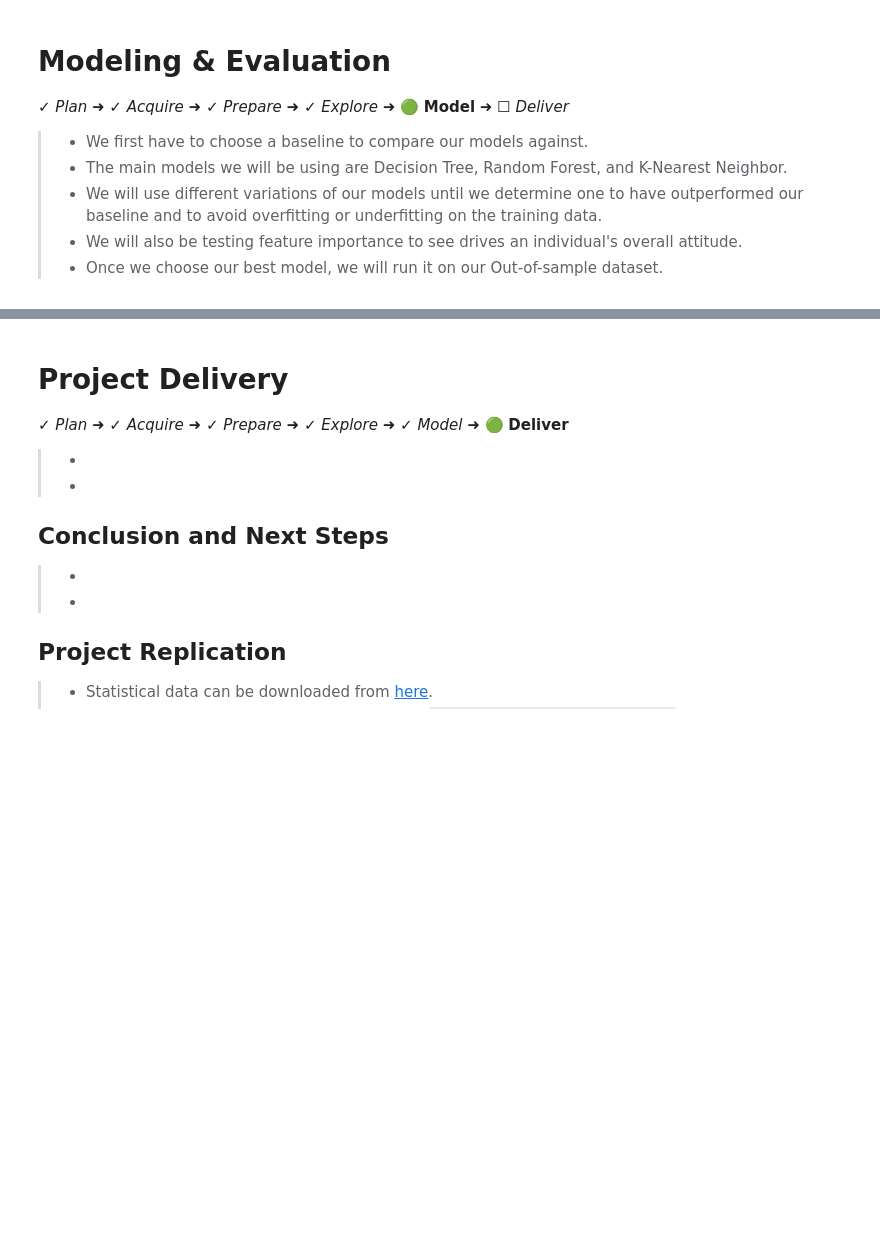
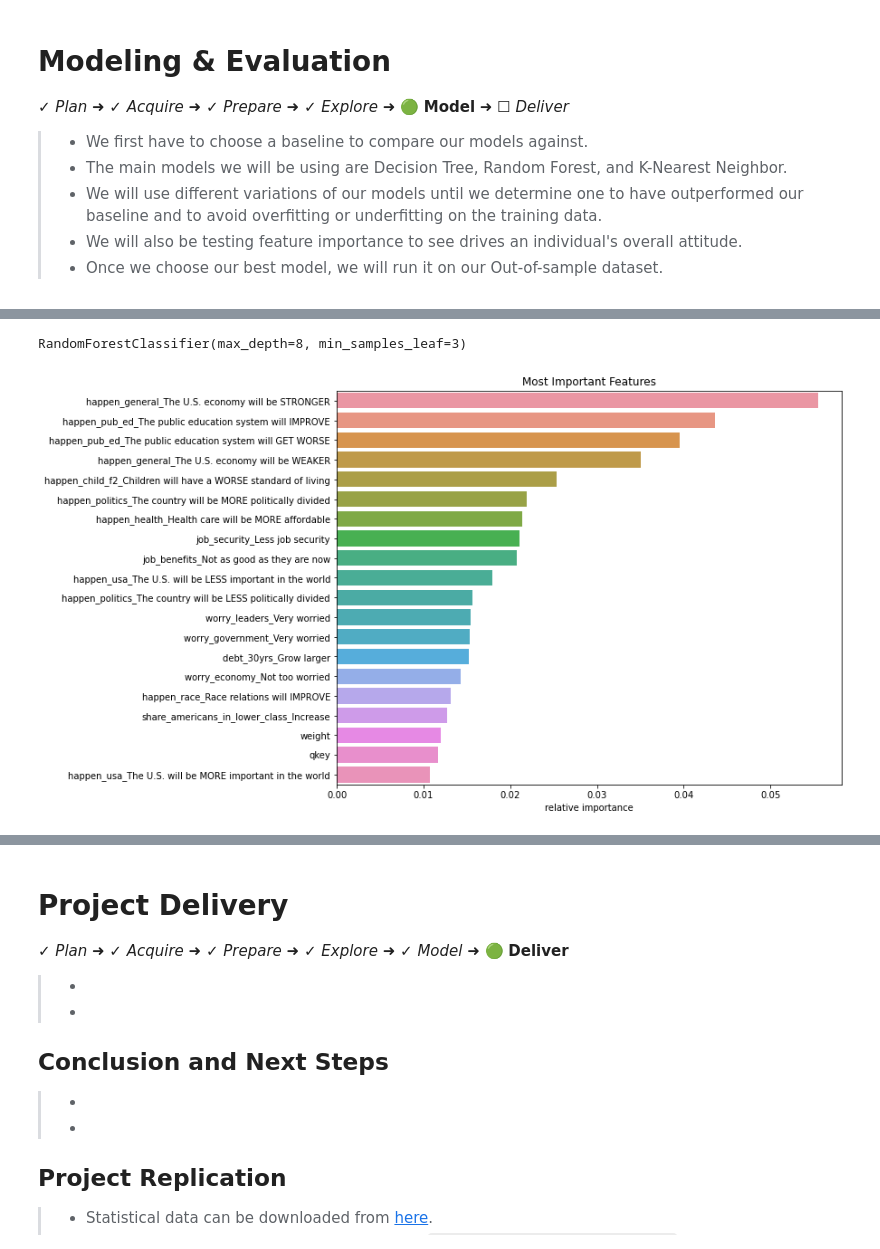
Before and after one commit to american-perspectives-capstone/american-attitudes, a Jupyter notebook: final_notebook.ipynb, the cells around one changed output, grey strips where cells are left out. Saved outputs shown, nothing was run; the diff lists cells and outputs as text; code cells hidden in the pictures; blank space fills up the shorter version.

Commit message:
updates to modeling

```diff
--- a/final_notebook.ipynb
+++ b/final_notebook.ipynb
@@ -640,7 +655,7 @@ atp_df.shape
 >
 > Additionally, we split the data into `train`, `validate`, and `test` datasets, stratifying on the target feature `is_pes`.
 # %%
-df, revert_key, replace_key = wrangle_data()
+df, revert_key, replace_key = p.wrangle_data()
 df.head()
 # %% [output]
 |  | qkey | device_type | language | form | attitude | avg_family | happen_general | happen_health | ... |
@@ -740,3 +755,7 @@ train.shape, validate.shape, test.shape
 > - We will use different variations of our models until we determine one to have outperformed our baseline and to avoid overfitting or underfitting on the training data.
 > - We will also be testing feature importance to see drives an individual's overall attitude.
 > - Once we choose our best model, we will run it on our Out-of-sample dataset.
+# %%
+#Get dummy variables for Classification models
+o = e.generate_and_return_obj(df)
+o.X_train_dummies.head()
@@ -742,0 +891,20 @@ train.shape, validate.shape, test.shape
+# %%
+#Make model
+rf_depth_8_leaf_3 = RandomForestClassifier(min_samples_leaf=3, max_depth=8)
+#Fit Model
+rf_depth_8_leaf_3.fit(o.X_train_dummies, o.y_train_dummies)
+# %% [output]
+RandomForestClassifier(max_depth=8, min_samples_leaf=3)
+# %%
+#Create data frame of feature importances, using our selected model
+feature_importances = pd.DataFrame(rf_depth_8_leaf_3.feature_importances_, index = o.X_train_dummies.columns, columns = [ "relative importance"])
+#Sort the data frame by the relative importance of each feature
+feature_importances = feature_importances.sort_values(by = ['relative importance'], ascending = False)
+#Rename the index column "category"
+feature_importances.columns.names = ['category']
+# %%
+#Plot the most relevant features
+plt.figure(figsize=(10,8))
+relative_importances = sns.barplot(x=feature_importances['relative importance'][0:20], y=feature_importances.index[0:20]).set(title="Most Important Features")
+# %% [output]
+[figure, added]
```
Also changed, not shown: parts of 49 cells of this notebook.
